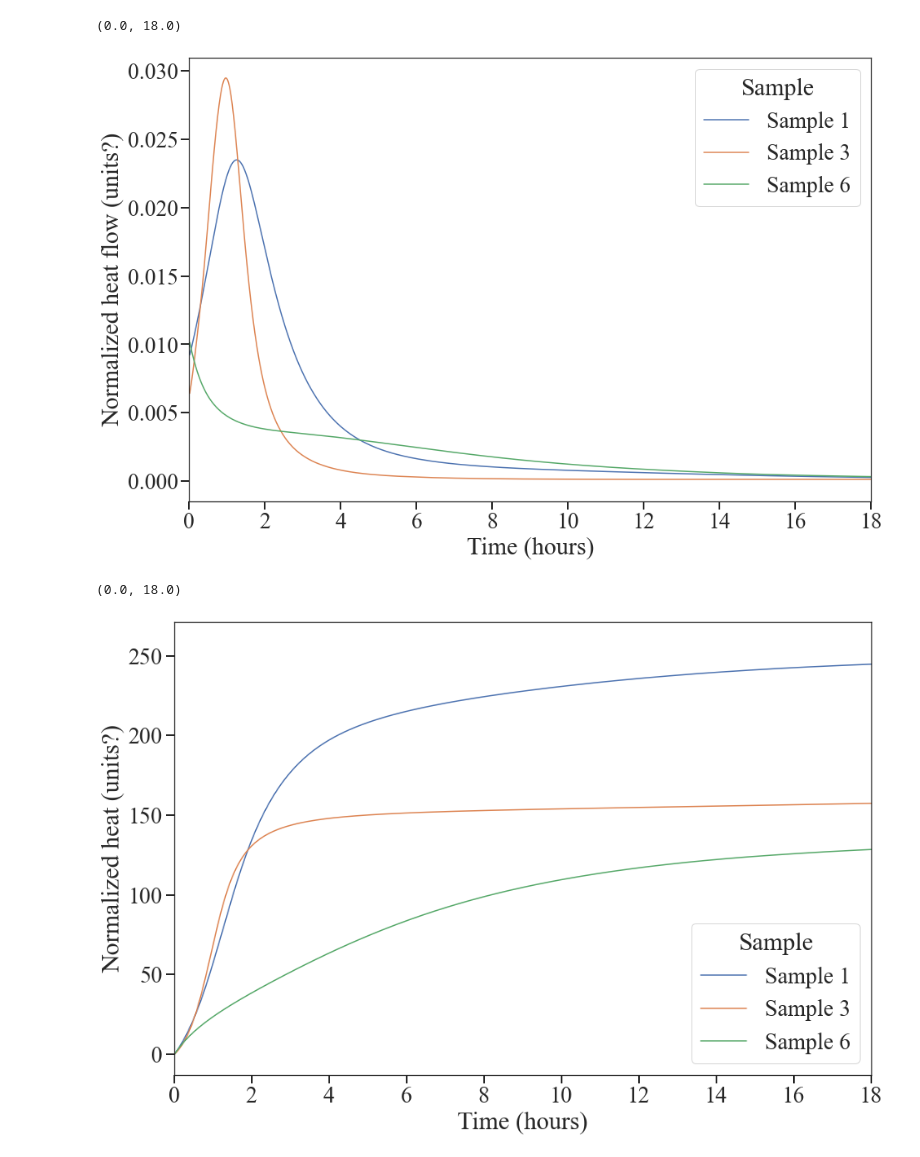
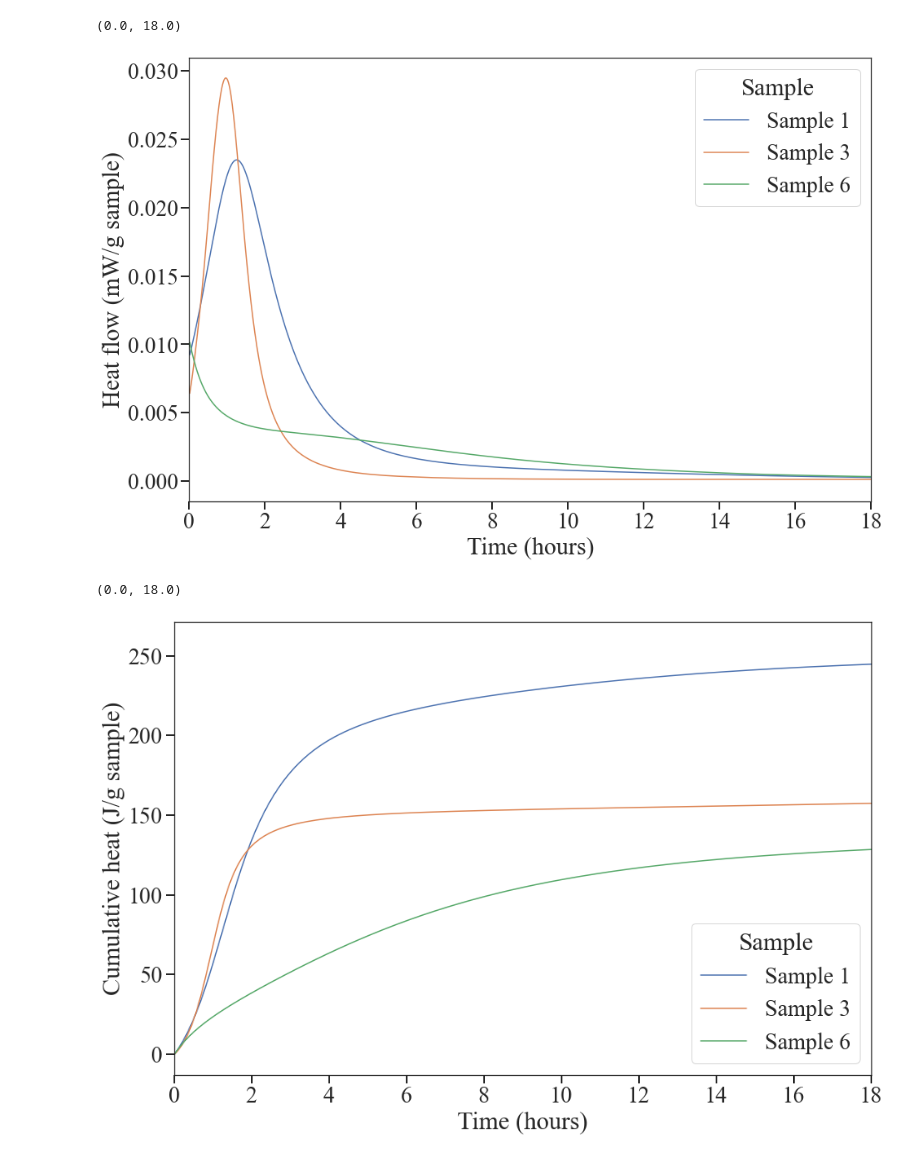
Before and after one commit to jordan-mb/scg-plotting-scripts, a Jupyter notebook: ICC/icc_plotting_script.ipynb, the cells around one changed output. Saved outputs shown, nothing was run; the diff lists cells and outputs as text; code cells hidden in the pictures.

Commit message:
Add units to y-axis labels

```diff
--- a/ICC/icc_plotting_script.ipynb
+++ b/ICC/icc_plotting_script.ipynb
@@ -100,34 +87,34 @@ Name: Time (hours), Length: 77628, dtype: float64
 # %%
 sns.set(font_scale = 2.5)
 sns.set_style("white")
 plt.rcParams["font.family"] = "Times New Roman"
 f, ax = plt.subplots(figsize=(15, 10))
 ax.tick_params(bottom=True, left=True, width=2, length=10)
 plot = sns.lineplot(
     data=df,
     x="Time (hours)",
     y="Normalized heat flow",
     hue="Sample"
 )
 
 plot.set_xlabel('Time (hours)')
-plot.set_ylabel('Normalized heat flow (units?)')
+plot.set_ylabel('Heat flow (mW/g sample)')
 
 # Your data probably goes past 18 hours
 # but the peaks in this sample dataset are early
 ax.set_xlim(0, 18)
 
 # ------ Some optional graph settings that I frequently use -----
 
 # Move lengend the the right side of the plot
 # plt.legend(bbox_to_anchor=(1.05, 1), loc='upper left')
 
 # Save figure as svg to current directory
 # I use Adobe Illustrator to add additional annotations
 # plt.savefig('filename.svg')
 # %% [output]
 (0.0, 18.0)
-[figure, old version]
+[figure, new version]
 # %%
 sns.set(font_scale = 2.5)
 sns.set_style("white")
@@ -143,7 +130,7 @@ plot = sns.lineplot(
 )
 
 plot.set_xlabel('Time (hours)')
-plot.set_ylabel('Normalized heat (units?)')
+plot.set_ylabel('Cumulative heat (J/g sample)')
 
 # Your data probably goes past 18 hours
 # but the peaks in this sample dataset are early
@@ -159,4 +146,4 @@ ax.set_xlim(0, 18)
 # plt.savefig('filename.svg')
 # %% [output]
 (0.0, 18.0)
-[figure, old version]
+[figure, new version]
```
Also changed, not shown: parts of 1 cell of this notebook.
